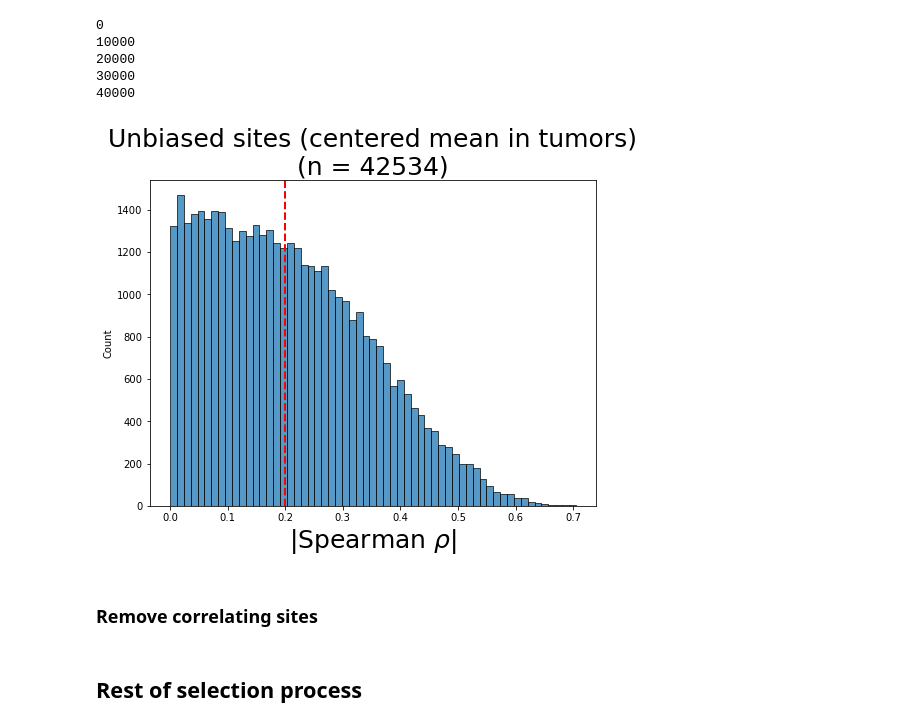
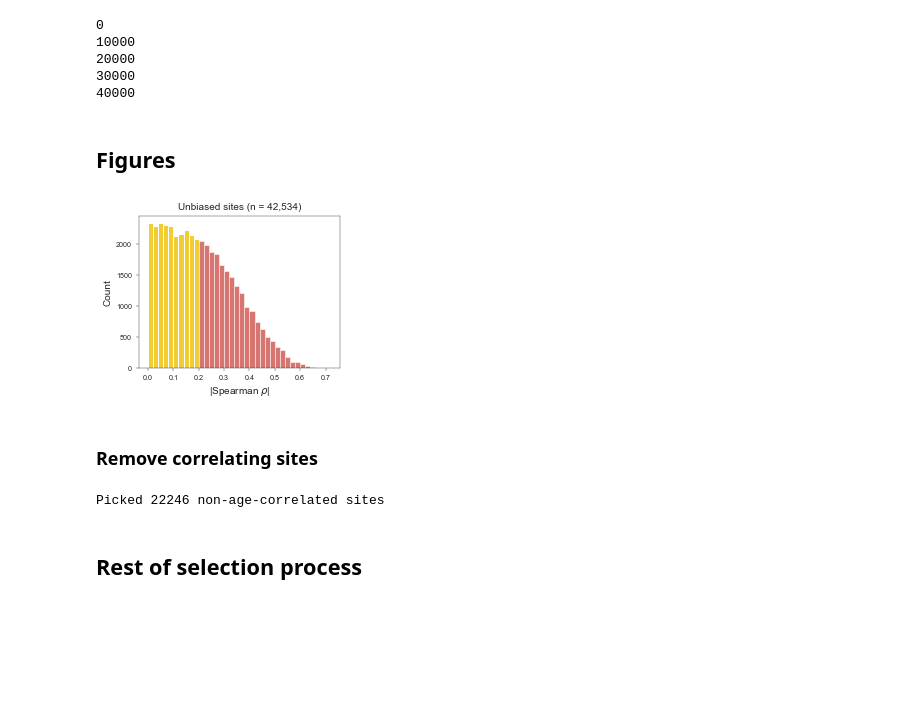
Before and after one commit to danmonyak/EpiClockNBL, a Jupyter notebook: Select_fCpGs/Select fCpGs.ipynb, the cells around one changed output. Drawn from its saved outputs; the diff is of its cells as text; code cells hidden in the pictures; blank space fills up the shorter version.

Commit message:
changed/added plots

```diff
--- a/Select_fCpGs/Select fCpGs.ipynb
+++ b/Select_fCpGs/Select fCpGs.ipynb
@@ -81,29 +83,49 @@ spear_absCorr_ser = pd.Series(index=beta_values_unbiased_sites.index, data=spear
 20000
 30000
 40000
+# %% [markdown]
+## Figures
+# %%
+## Configure graph
+sf = pc_consts['sf']
+figsize = np.array([9, 7])
+sns.set(rc={"savefig.bbox":'tight', 'axes.linewidth':sf}, font_scale=1, style='ticks')
 # %%
-sf = 1
+sf = 0.4
 
 num_sites = len(spear_absCorr_ser)
+thresh = 0.2
 
-fig, ax = plt.subplots(figsize=(8, 6))
-sns.histplot(spear_absCorr_ser)
+fig, ax = plt.subplots(figsize=figsize * sf)
+
+binwidth=0.02
+sns.histplot(ax=ax, x=spear_absCorr_ser.loc[spear_absCorr_ser < thresh],
+             color=pc_consts['palette_jco'][1], binwidth=binwidth, alpha=pc_consts['opacity'])
+sns.histplot(ax=ax, x=spear_absCorr_ser.loc[spear_absCorr_ser >= thresh],
+             color=pc_consts['palette_jco'][3], binwidth=binwidth, alpha=pc_consts['opacity'])
 
 ax.set_xlabel(r'|Spearman $\rho$|', fontsize=pc_consts['labelfontsize']*sf)
-ax.set_title(f'Unbiased sites (centered mean in tumors)\n(n = {num_sites})', fontsize=pc_consts['labelfontsize']*sf)
+ax.set_ylabel(ax.get_ylabel(), fontsize=pc_consts['labelfontsize'] * sf)
+ax.set_title(f'Unbiased sites (n = {num_sites:,})', fontsize=pc_consts['labelfontsize']*sf)
+ax.tick_params(axis='both', labelsize=pc_consts['ticksfontsize'] * sf, width=sf, length=8 * sf)
 
-ax.axvline(x=0.2, color='red', linestyle='--', linewidth=2)
+# ax.axvline(x=0.2, color=pc_consts['palette_jco'][3], linestyle='--', linewidth=2)
 
-plt.show()
+# Save figure
+fig.savefig(os.path.join(figure_outdir, 'remove_age_correlated.pdf'), format='pdf', pad_inches=0.1)
 
 # Need to investigate this in other cancers
 # %% [output]
-[figure, old version]
+[figure, new version]
 # %% [markdown]
 ### Remove correlating sites
 # %%
 nonCorrelating_sites = spear_absCorr_ser.index[spear_absCorr_ser < 0.2]
 beta_values_unbiased_sites = beta_values_unbiased_sites.loc[nonCorrelating_sites]
+
+print(f'Picked {nonCorrelating_sites.shape[0]} non-age-correlated sites')
+# %% [output]
+Picked 22246 non-age-correlated sites
 # %% [markdown]
 ## Rest of selection process
 # %%
```
Also changed, not shown: parts of 3 cells of this notebook.
